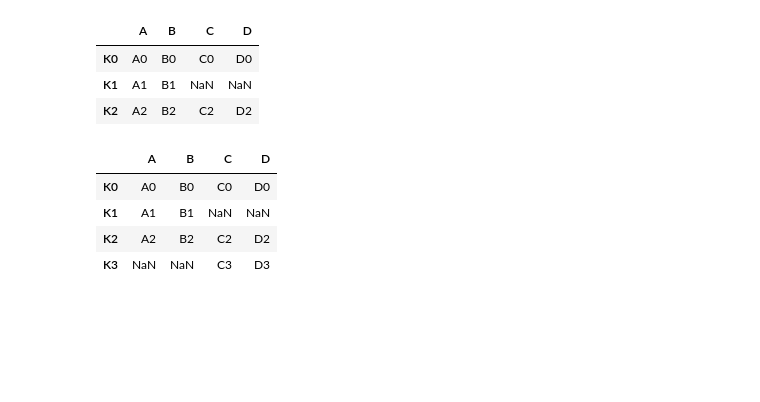
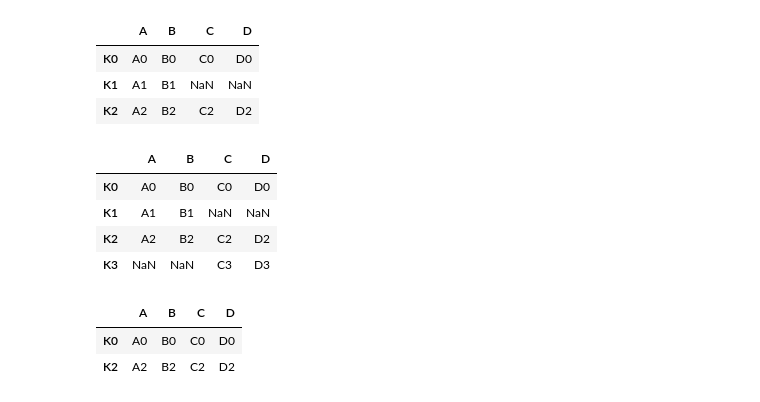
Before and after one commit to Saishna-Shamej/Data-science, a Jupyter notebook: Pandas_Merging,_joining&concatenating.ipynb, the cells around one changed output. Cells and saved outputs as stored; diff of their text form; code cells hidden in the pictures; blank space fills up the shorter version.

```diff
--- a/Pandas_Merging,_joining&concatenating.ipynb
+++ b/Pandas_Merging,_joining&concatenating.ipynb
@@ -189,3 +203,9 @@ left.join(right,how='outer')
 | K1 | A1 | B1 | NaN | NaN |
 | K2 | A2 | B2 | C2 | D2 |
 | K3 | NaN | NaN | C3 | D3 |
+# %%
+left.join(right,how='inner')
+# %% [output]
+|  | A | B | C | D |
+| K0 | A0 | B0 | C0 | D0 |
+| K2 | A2 | B2 | C2 | D2 |
```
Also changed, not shown: parts of 2 cells of this notebook.
